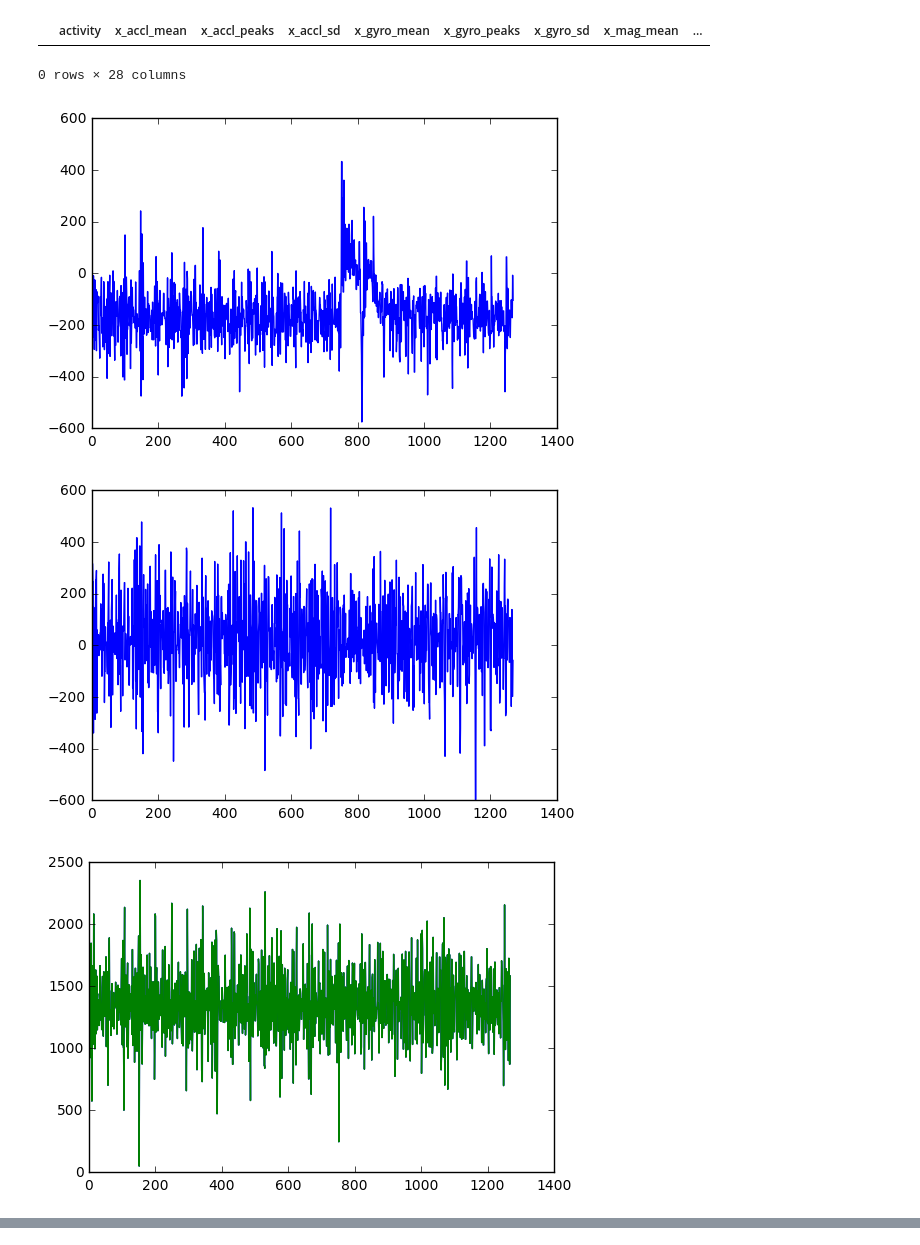
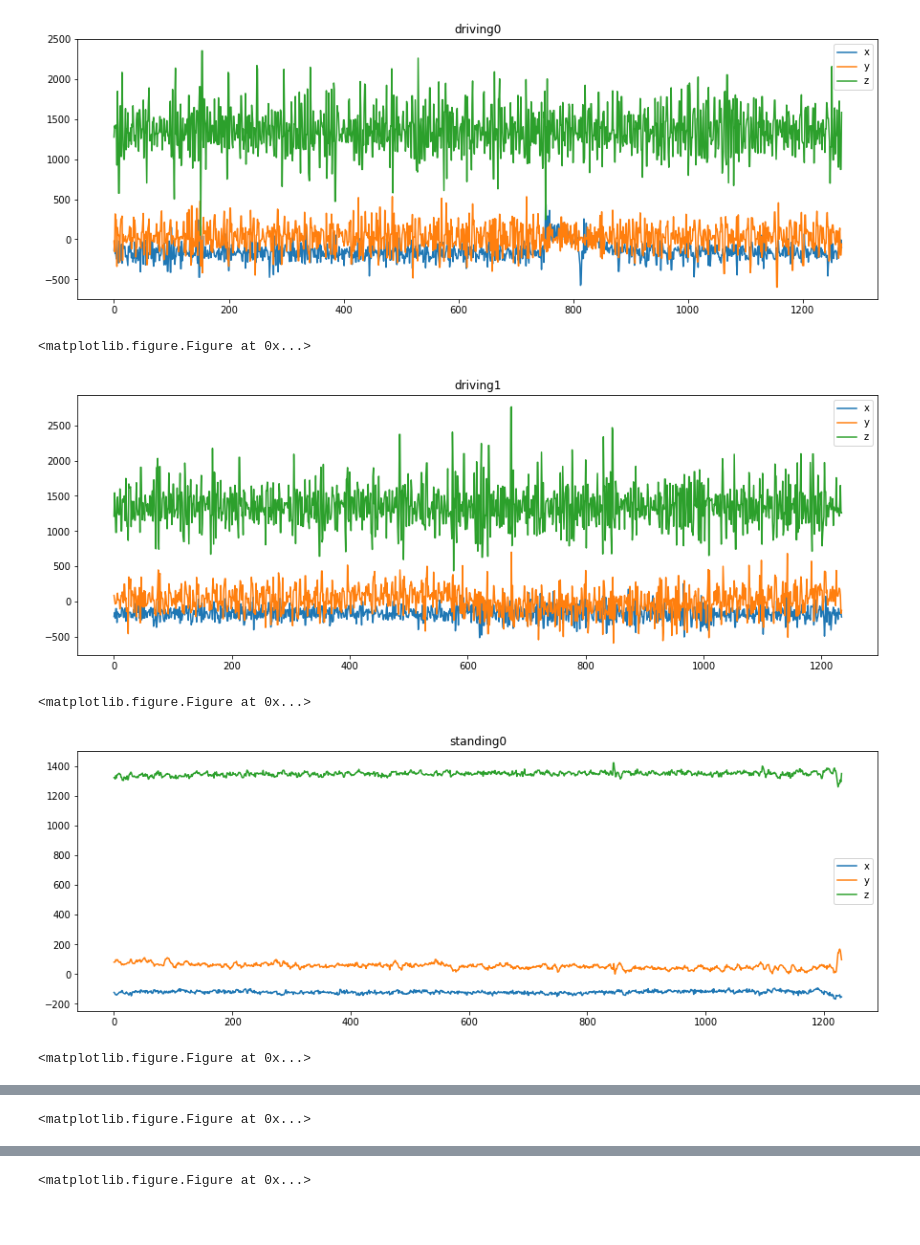
Before and after one commit to ratulesrar3/mobilecomputing, a Jupyter notebook: lab1/data_wrangling.ipynb, the cells around one changed output, grey strips where cells are left out. Drawn from its saved outputs; the diff is of its cells as text; code cells hidden in the pictures; blank space fills up the shorter version.

Commit message:
cleaned and plotted

```diff
--- a/lab1/data_wrangling.ipynb
+++ b/lab1/data_wrangling.ipynb
@@ -119,27 +117,36 @@ def process_sequence(file):
                 y_mag_mean, y_mag_sd, y_mag_peaks,
                 z_mag_mean, z_mag_sd, z_mag_peaks]
 
-    df = pd.DataFrame(clean_data, index=[])
-    return df
+    df = pd.DataFrame(clean_data, index=[0])
+    return ((x_accl, y_accl, z_accl), df)
-# %%
-df = process_sequence('activity-data/driving0.txt')
-# %%
-df
-# %% [output]
-|  | activity | x_accl_mean | x_accl_peaks | x_accl_sd | x_gyro_mean | x_gyro_peaks | x_gyro_sd | x_mag_mean | ... |
-0 rows × 28 columns
-# %%
-plt.plot(x_accl)
-plt.show()
-# %% [output]
-[figure, removed]
-# %%
-plt.plot(y_accl)
-plt.show()
-# %% [output]
-[figure, removed]
-# %%
-plt.plot(z_accl)
-plt.show()
-# %% [output]
-[figure, removed]
+# %%
+def plot_traces(plots, activity):
+    x,y,z = plots
+    plt.figure(figsize=(15,5))
+    plt.plot(x, label='x')
+    plt.plot(y, label='y')
+    plt.plot(z, label='z')
+    plt.legend()
+    plt.title(activity)
+    plt.show()
+    plt.savefig(activity + '.png')
+# %%
+master = []
+
+for i in ['driving','standing','walking','jumping']:
+    for j in ['0','1']:
+        dataset = i + j
+        plots, df = process_sequence('activity-data/' + dataset + '.txt')
+        plot_traces(plots, dataset)
+        master += [df]
+
+master = pd.concat(master)
+master['activity_factor'] = pd.factorize(master['activity'])[0]
+master
+# %% [output]
+[figure, added]
+<matplotlib.figure.Figure at 0x...>
+[figure, added]
+<matplotlib.figure.Figure at 0x...>
+[figure, added]
+<matplotlib.figure.Figure at 0x...>
@@ -145,0 +154 @@ plt.show()
+<matplotlib.figure.Figure at 0x...>
@@ -145,0 +156 @@ plt.show()
+<matplotlib.figure.Figure at 0x...>
```
Also changed, not shown: parts of 2 cells of this notebook.
